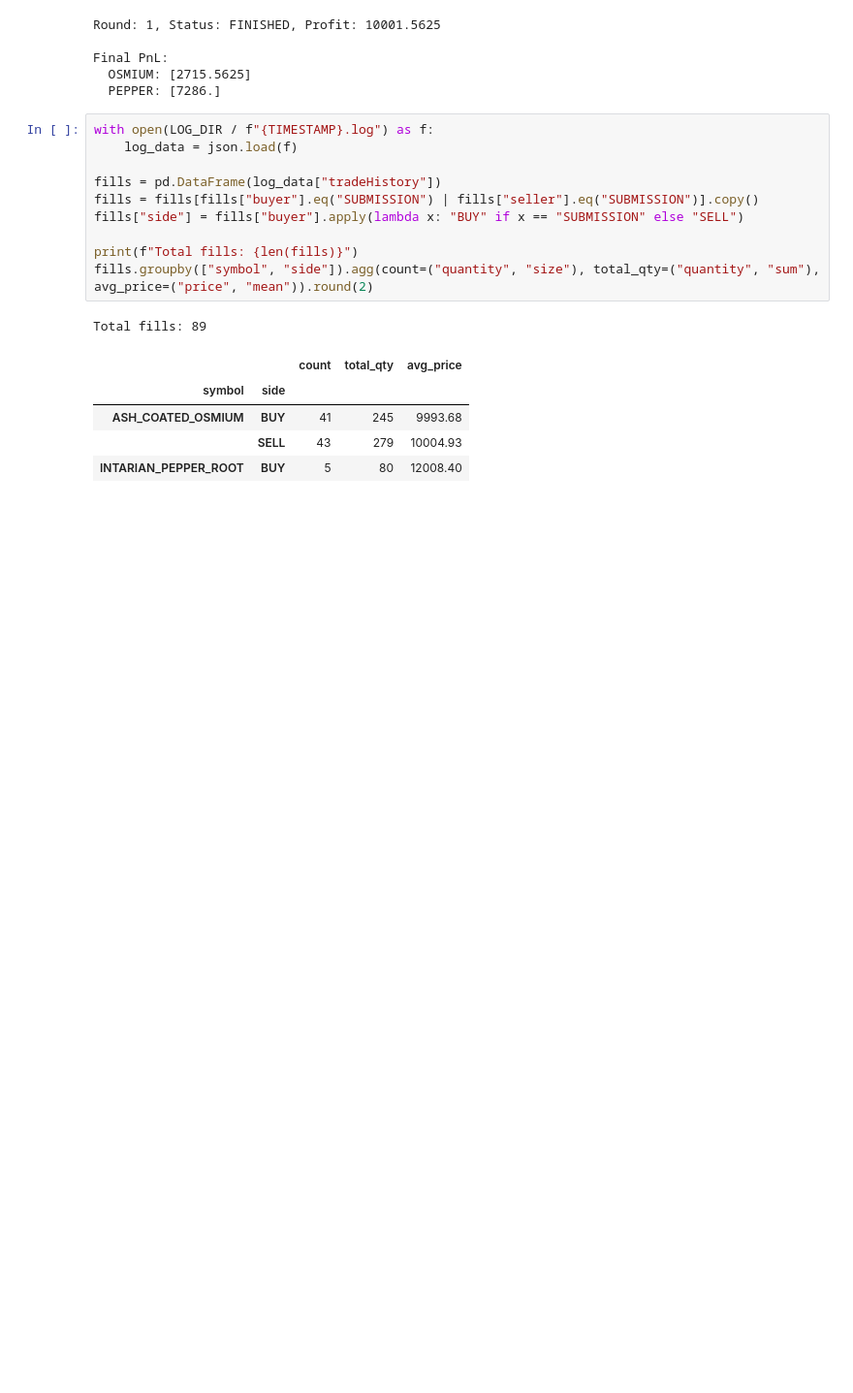
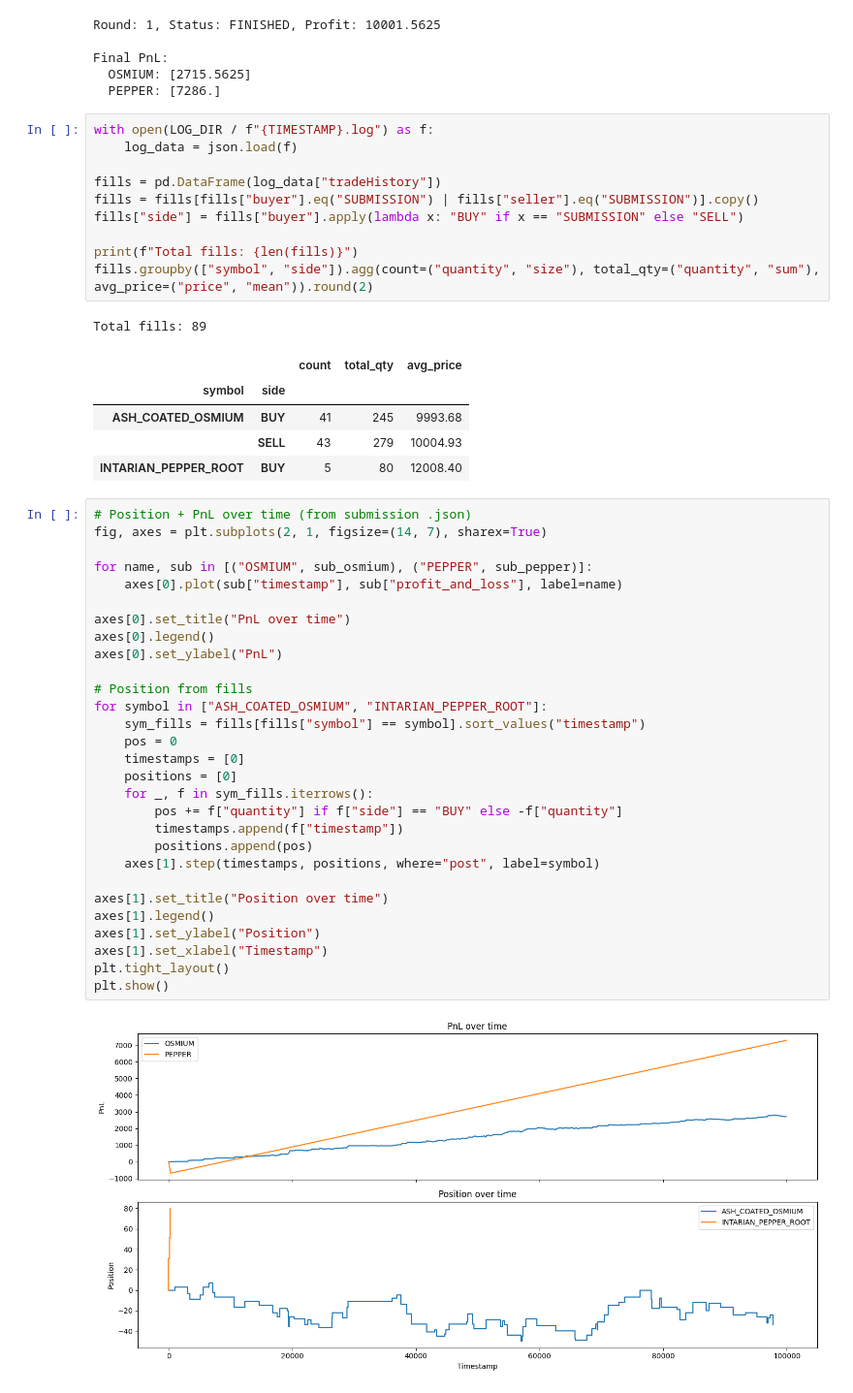
Before and after one commit to KurtisBauman/prosperity4, a Jupyter notebook: analysis/parse_log.ipynb, the cells around one changed output. Shown at 97% size. Saved outputs shown, nothing was run; the diff lists cells and outputs as text; blank space fills up the shorter version.

```diff
--- a/analysis/parse_log.ipynb
+++ b/analysis/parse_log.ipynb
@@ -51,3 +52,34 @@ Total fills: 89
 | ASH_COATED_OSMIUM | BUY | 41 | 245 | 9993.68 |
 |  | SELL | 43 | 279 | 10004.93 |
 | INTARIAN_PEPPER_ROOT | BUY | 5 | 80 | 12008.40 |
+# %%
+# Position + PnL over time (from submission .json)
+fig, axes = plt.subplots(2, 1, figsize=(14, 7), sharex=True)
+
+for name, sub in [("OSMIUM", sub_osmium), ("PEPPER", sub_pepper)]:
+    axes[0].plot(sub["timestamp"], sub["profit_and_loss"], label=name)
+
+axes[0].set_title("PnL over time")
+axes[0].legend()
+axes[0].set_ylabel("PnL")
+
+# Position from fills
+for symbol in ["ASH_COATED_OSMIUM", "INTARIAN_PEPPER_ROOT"]:
+    sym_fills = fills[fills["symbol"] == symbol].sort_values("timestamp")
+    pos = 0
+    timestamps = [0]
+    positions = [0]
+    for _, f in sym_fills.iterrows():
+        pos += f["quantity"] if f["side"] == "BUY" else -f["quantity"]
+        timestamps.append(f["timestamp"])
+        positions.append(pos)
+    axes[1].step(timestamps, positions, where="post", label=symbol)
+
+axes[1].set_title("Position over time")
+axes[1].legend()
+axes[1].set_ylabel("Position")
+axes[1].set_xlabel("Timestamp")
+plt.tight_layout()
+plt.show()
+# %% [output]
+[figure, added]
```
Also changed, not shown: parts of 5 cells of this notebook, 13 other files.
